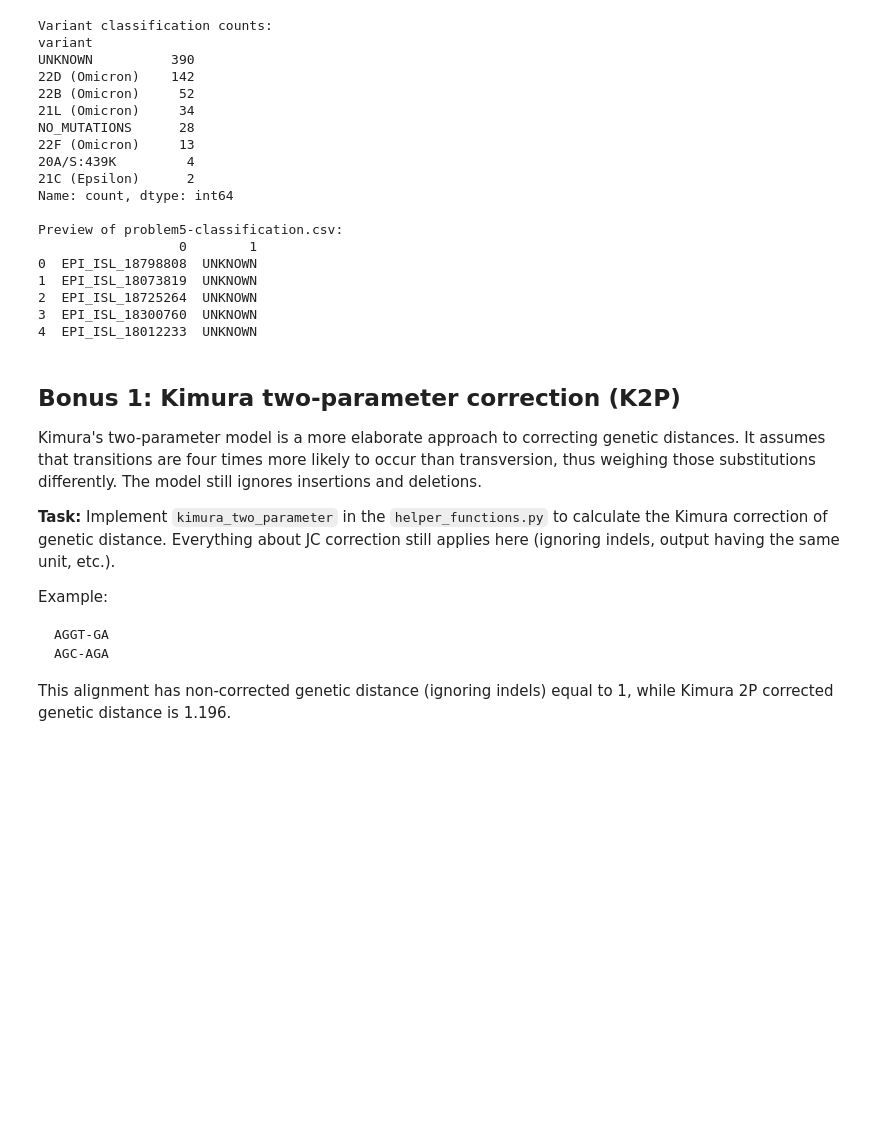
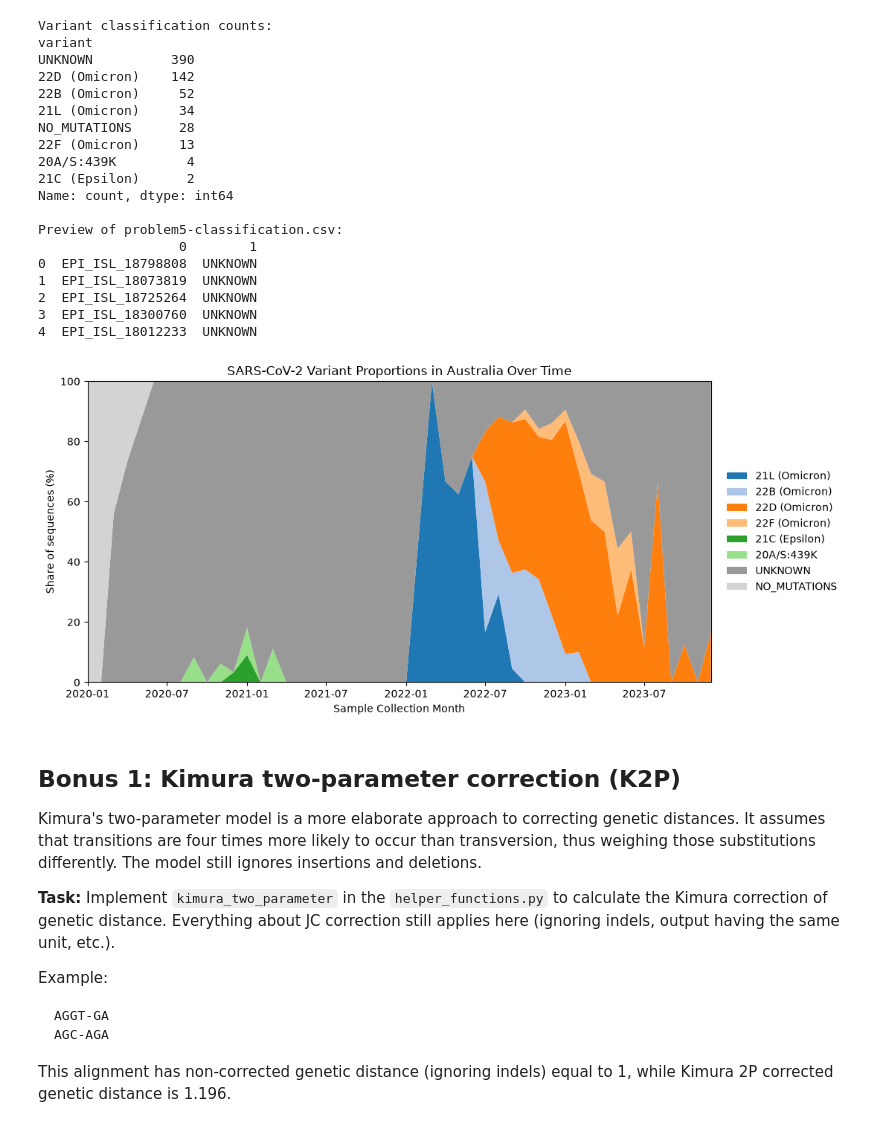
Before and after one commit to GenCipher/assign_viral_evo, a Jupyter notebook: viral_evo_workbook.ipynb, the cells around one changed output. Cells and saved outputs as stored; diff of their text form; code cells hidden in the pictures; blank space fills up the shorter version.

Commit message:
Q5: Plot Australian SARS-CoV-2 lineage dynamics over time

```diff
--- a/viral_evo_workbook.ipynb
+++ b/viral_evo_workbook.ipynb
@@ -879,6 +879,67 @@ Preview of problem5-classification.csv:
 2  EPI_ISL_18725264  UNKNOWN
 3  EPI_ISL_18300760  UNKNOWN
 4  EPI_ISL_18012233  UNKNOWN
+# %%
+import matplotlib.pyplot as plt
+import pandas as pd
+
+# Group sequence classifications into calendar months
+monthly_counts = pd.crosstab(
+    classification_df["date"].dt.to_period("M"),
+    classification_df["variant"],
+)
+
+# Preserve the lineage order from variants.json and put UNKNOWN / NO_MUTATIONS at the end
+ordered_variants = [v for v in variant_definitions if v in monthly_counts.columns] + [
+    label
+    for label in ["UNKNOWN", "NO_MUTATIONS"]
+    if label in monthly_counts.columns
+]
+monthly_counts = monthly_counts[ordered_variants]
+
+# Normalise row counts to percentages
+monthly_percentages = monthly_counts.div(monthly_counts.sum(axis=1), axis=0) * 100
+
+# Convert period index to timestamps for clean x-axis datetime plotting
+time_axis_points = monthly_percentages.index.to_timestamp()
+
+# Colour
+color_map = plt.get_cmap("tab20")
+custom_palette = []
+for index, variant_label in enumerate(ordered_variants):
+    if variant_label == "UNKNOWN":
+        custom_palette.append("#999999")
+    elif variant_label == "NO_MUTATIONS":
+        custom_palette.append("#d3d3d3")
+    else:
+        custom_palette.append(color_map(index % 20))
+
+# Create the stacked area chart
+figure, axis = plt.subplots(figsize=(11, 5))
+
+axis.stackplot(
+    time_axis_points,
+    monthly_percentages.T.values,
+    labels=ordered_variants,
+    colors=custom_palette,
+)
+
+axis.set_ylim(0, 100)
+axis.set_xlim(time_axis_points.min(), time_axis_points.max())
+axis.set_ylabel("Share of sequences (%)")
+axis.set_xlabel("Sample Collection Month")
+axis.set_title("SARS-CoV-2 Variant Proportions in Australia Over Time")
+
+# Place legend outside the main plotting area on the right
+axis.legend(loc="center left", bbox_to_anchor=(1.01, 0.5), frameon=False)
+
+figure.tight_layout()
+
+# Save required problem5 plot
+figure.savefig("problem5.svg", format="svg", bbox_inches="tight")
+plt.show()
+# %% [output]
+[figure, added]
 # %% [markdown]
 ## Bonus 1: Kimura two-parameter correction (K2P)
 
```
Also changed, not shown: 1 other file.
